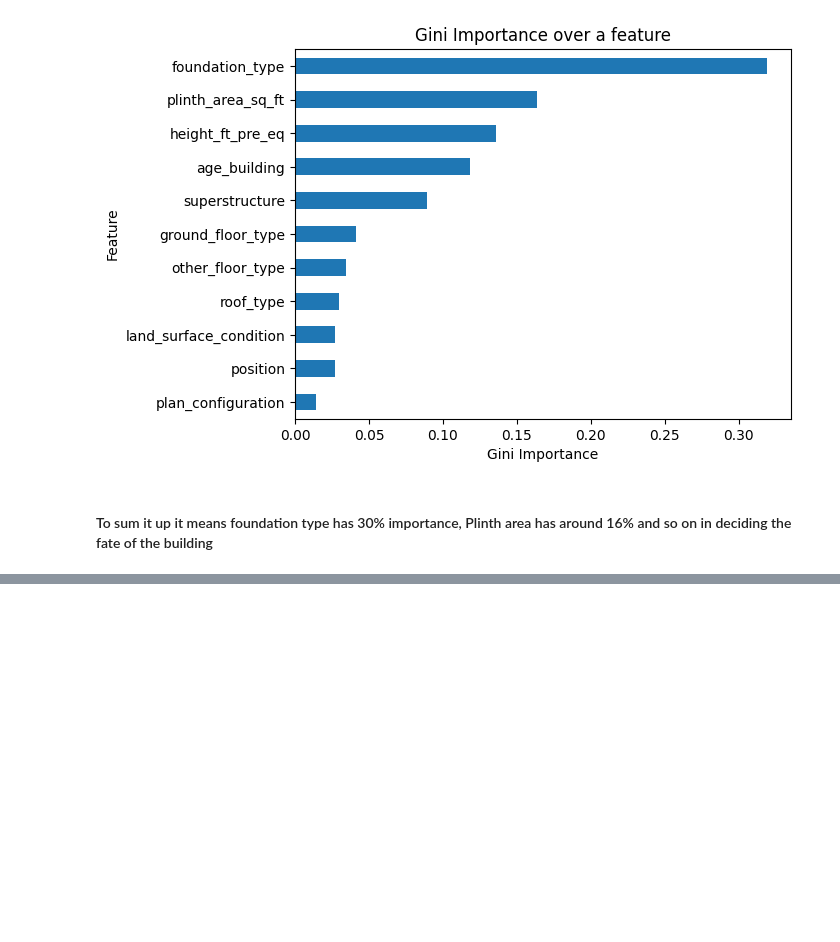
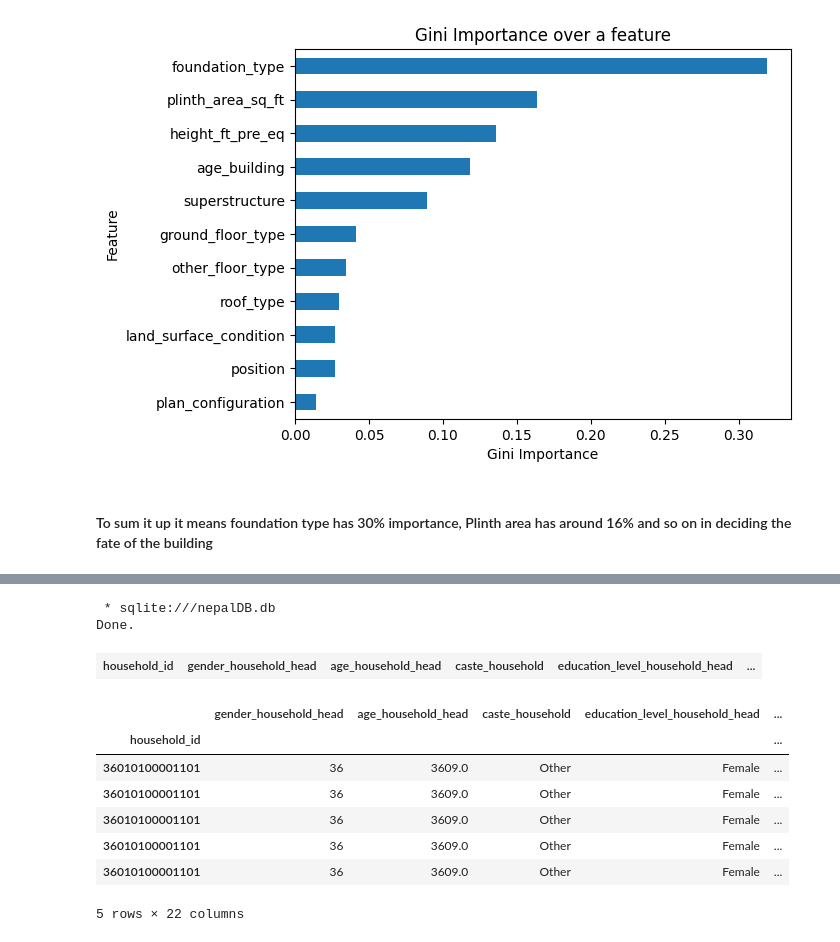
Before and after one commit to mayankprhr/NepalEarthquake, a Jupyter notebook: nepal.ipynb, the cells around one changed output, grey strips where cells are left out. Saved outputs shown, nothing was run; the diff lists cells and outputs as text; code cells hidden in the pictures; blank space fills up the shorter version.

```diff
--- a/nepal.ipynb
+++ b/nepal.ipynb
@@ -545,0 +574,21 @@ plt.title('Gini Importance over a feature');
+# %%
+%%sql
+    select
+    hd.*,
+    bs.*,
+    im.vdcmun_id,
+    bd.damage_grade
+from household_demographics as hd
+join id_map as im
+    on hd.household_id = im.household_id
+join building_structure as bs
+    on bs.building_id = im.building_id
+join building_damage as bd
+    on bd.building_id = im.building_id
+join ward_vdcmun_map as wvm
+    on
+where im.district_id = 36
+# %% [output]
+ * sqlite:///nepalDB.db
+Done.
+| household_id | gender_household_head | age_household_head | caste_household | education_level_household_head | ... |
@@ -545,0 +650,12 @@ plt.title('Gini Importance over a feature');
+# %%
+df_dem=wrangle_demographs('./nepalDB.db')
+df_dem.head()
+# %% [output]
+|  | gender_household_head | age_household_head | caste_household | education_level_household_head | ... |
+| household_id |  |  |  |  | ... |
+| 36010100001101 | 36 | 3609.0 | Other | Female | ... |
+| 36010100001101 | 36 | 3609.0 | Other | Female | ... |
+| 36010100001101 | 36 | 3609.0 | Other | Female | ... |
+| 36010100001101 | 36 | 3609.0 | Other | Female | ... |
+| 36010100001101 | 36 | 3609.0 | Other | Female | ... |
+5 rows × 22 columns
```
Also changed, not shown: parts of 18 cells of this notebook.
